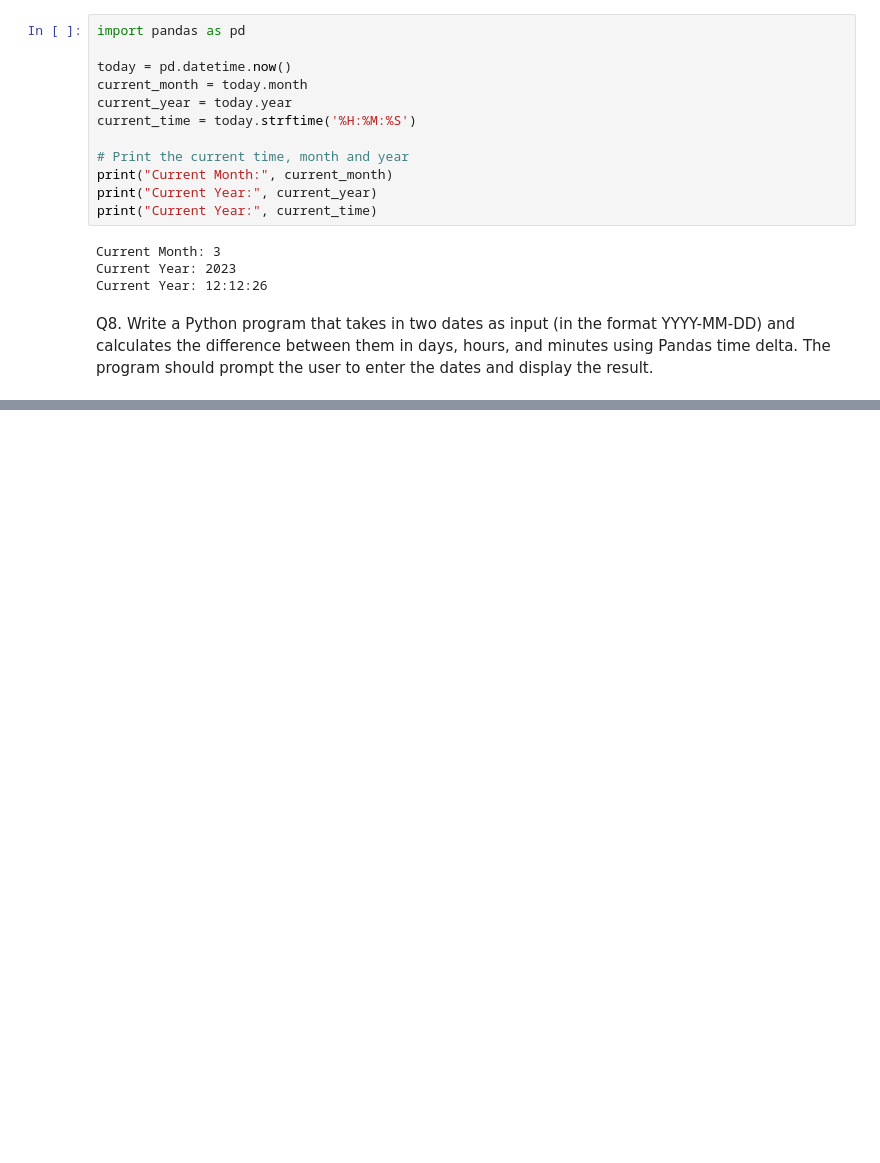
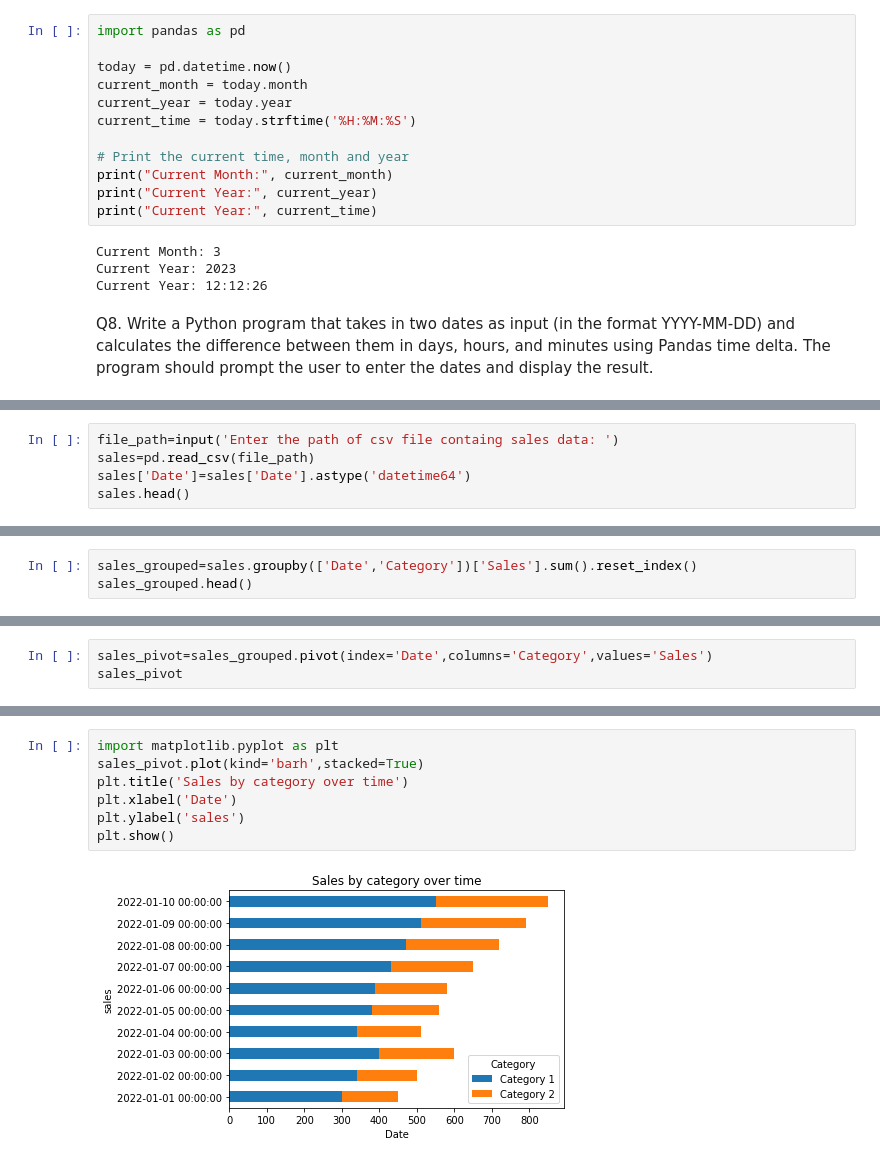
Before and after one commit to Ashutoshcs40all/FULL-STACK-DATA-SCIENCE, a Jupyter notebook: PYTHON/pandas/assignment25feb.ipynb, the cells around one changed output, grey strips where cells are left out. Drawn from its saved outputs; the diff is of its cells as text; blank space fills up the shorter version.

```diff
--- a/PYTHON/pandas/assignment25feb.ipynb
+++ b/PYTHON/pandas/assignment25feb.ipynb
@@ -205,0 +251,5 @@ Difference between the dates:
+# %%
+file_path=input('Enter the path of csv file containg sales data: ')
+sales=pd.read_csv(file_path)
+sales['Date']=sales['Date'].astype('datetime64')
+sales.head()
@@ -205,0 +263,3 @@ Difference between the dates:
+# %%
+sales_grouped=sales.groupby(['Date','Category'])['Sales'].sum().reset_index()
+sales_grouped.head()
@@ -205,0 +273,3 @@ Difference between the dates:
+# %%
+sales_pivot=sales_grouped.pivot(index='Date',columns='Category',values='Sales')
+sales_pivot
@@ -205,0 +289,9 @@ Difference between the dates:
+# %%
+import matplotlib.pyplot as plt
+sales_pivot.plot(kind='barh',stacked=True)
+plt.title('Sales by category over time')
+plt.xlabel('Date')
+plt.ylabel('sales')
+plt.show()
+# %% [output]
+[figure, added]
```
Also changed, not shown: parts of 11 cells of this notebook, 10 other files.
